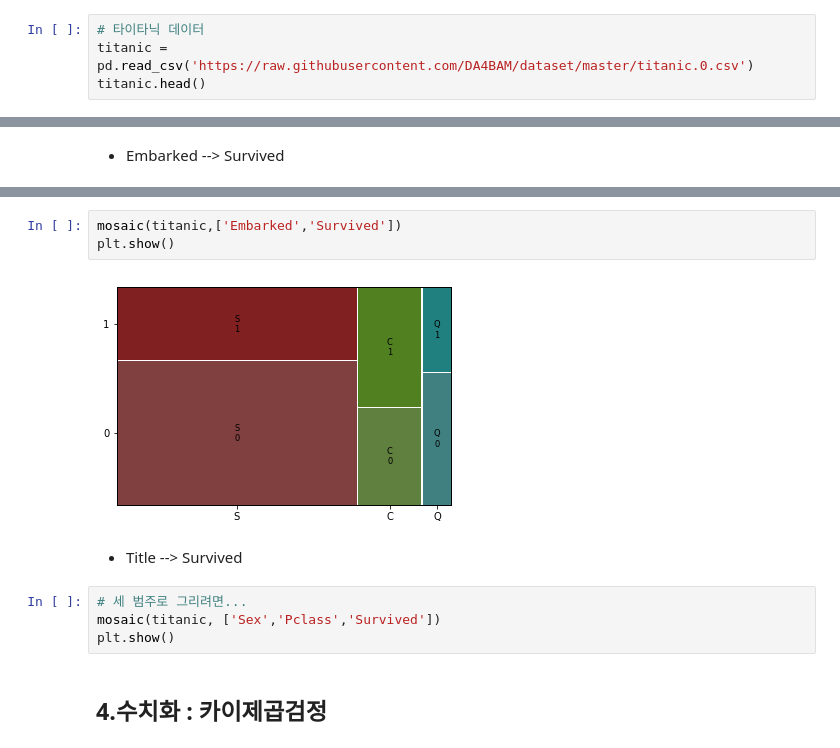
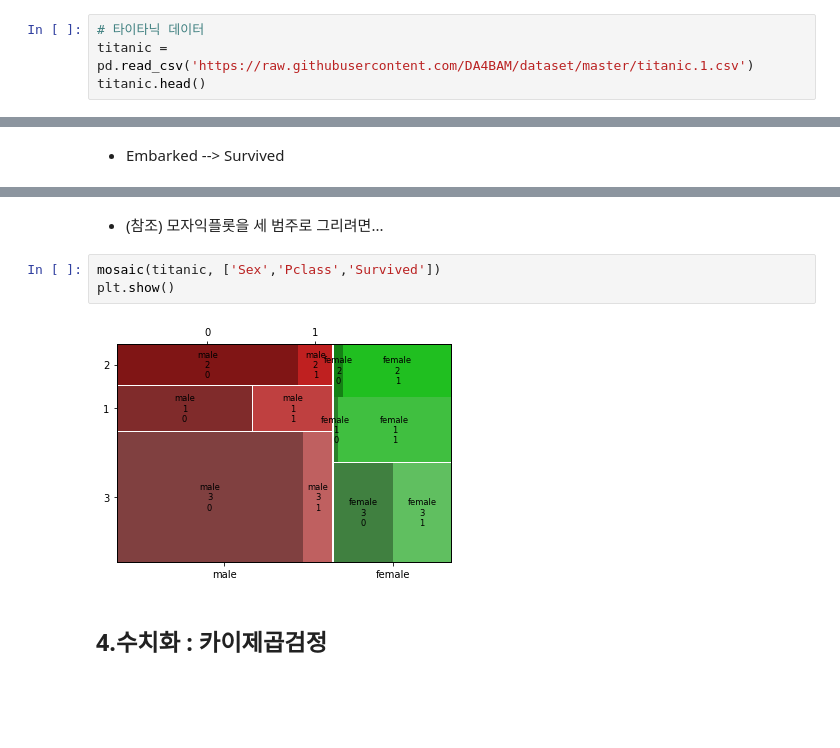
Before and after one commit to khoooo/P3, a Jupyter notebook: [DX] 데이터분석 3일차_예제, 실습파일/09과 [예제] 범주 vs 범주.ipynb, the cells around one changed output, grey strips where cells are left out. Drawn from its saved outputs; the diff is of its cells as text; blank space fills up the shorter version.

```diff
--- a/[DX] 데이터분석 3일차_예제, 실습파일/09과 [예제] 범주 vs 범주.ipynb
+++ b/[DX] 데이터분석 3일차_예제, 실습파일/09과 [예제] 범주 vs 범주.ipynb
@@ -22,6 +22,6 @@ import scipy.stats as spst
 ④ 뉴욕 공기 오염도
 # %%
 # 타이타닉 데이터
-titanic = pd.read_csv('https://raw.githubusercontent.com/DA4BAM/dataset/master/titanic.0.csv')
+titanic = pd.read_csv('https://raw.githubusercontent.com/DA4BAM/dataset/master/titanic.1.csv')
 titanic.head()
 # %% [output]
@@ -182,14 +170,10 @@ S         0.663043  0.336957
+# %% [markdown]
+* (참조) 모자익플롯을 세 범주로 그리려면...
 # %%
-mosaic(titanic,['Embarked','Survived'])
+mosaic(titanic, ['Sex','Pclass','Survived'])
 plt.show()
 # %% [output]
-[figure, old version]
+[figure, new version]
-# %% [markdown]
-* Title --> Survived
-# %%
-# 세 범주로 그리려면...
-mosaic(titanic, ['Sex','Pclass','Survived'])
-plt.show()
 # %% [markdown]
 ## 4.수치화 : 카이제곱검정
 # %% [markdown]
```
Also changed, not shown: parts of 38 cells of this notebook.
